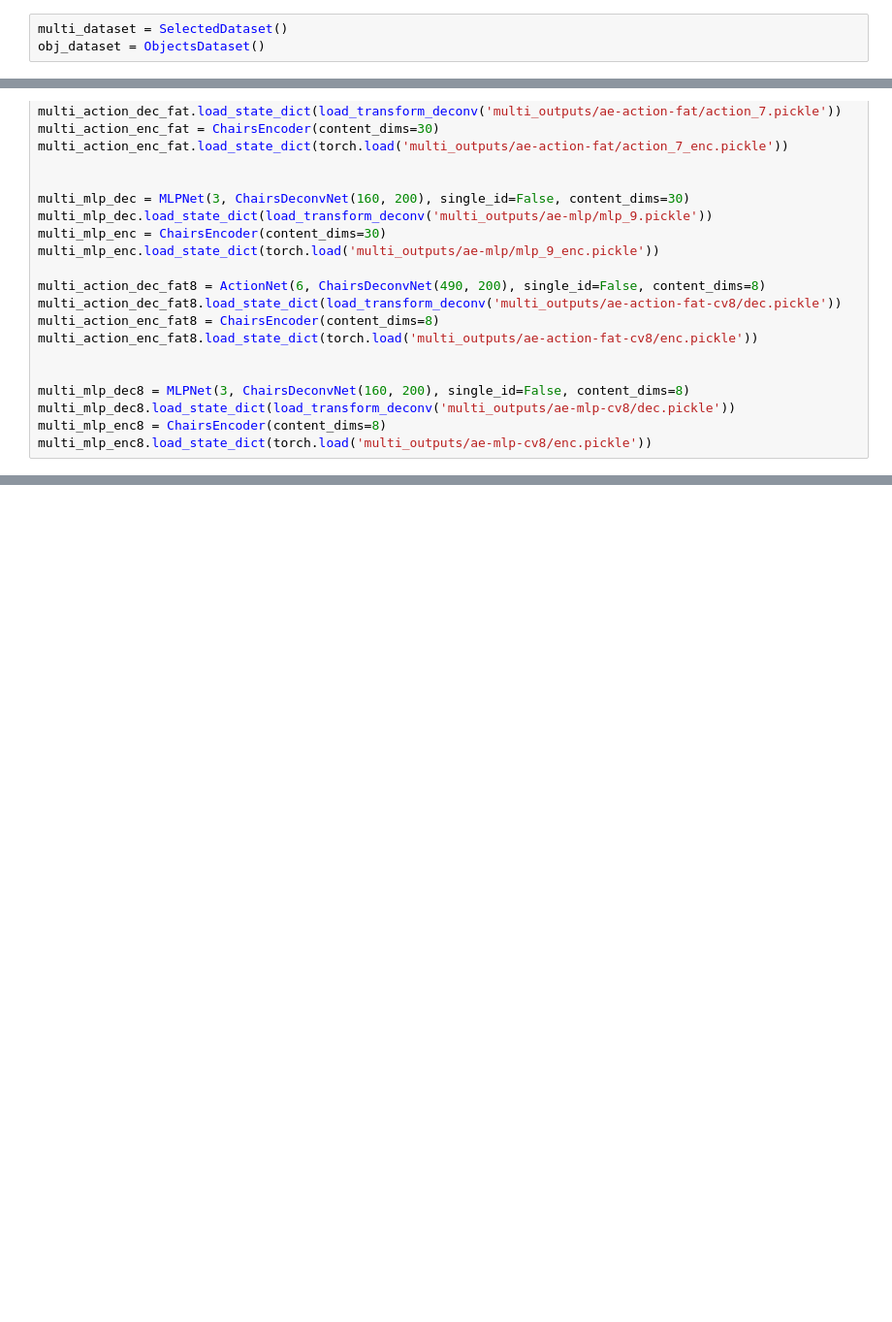
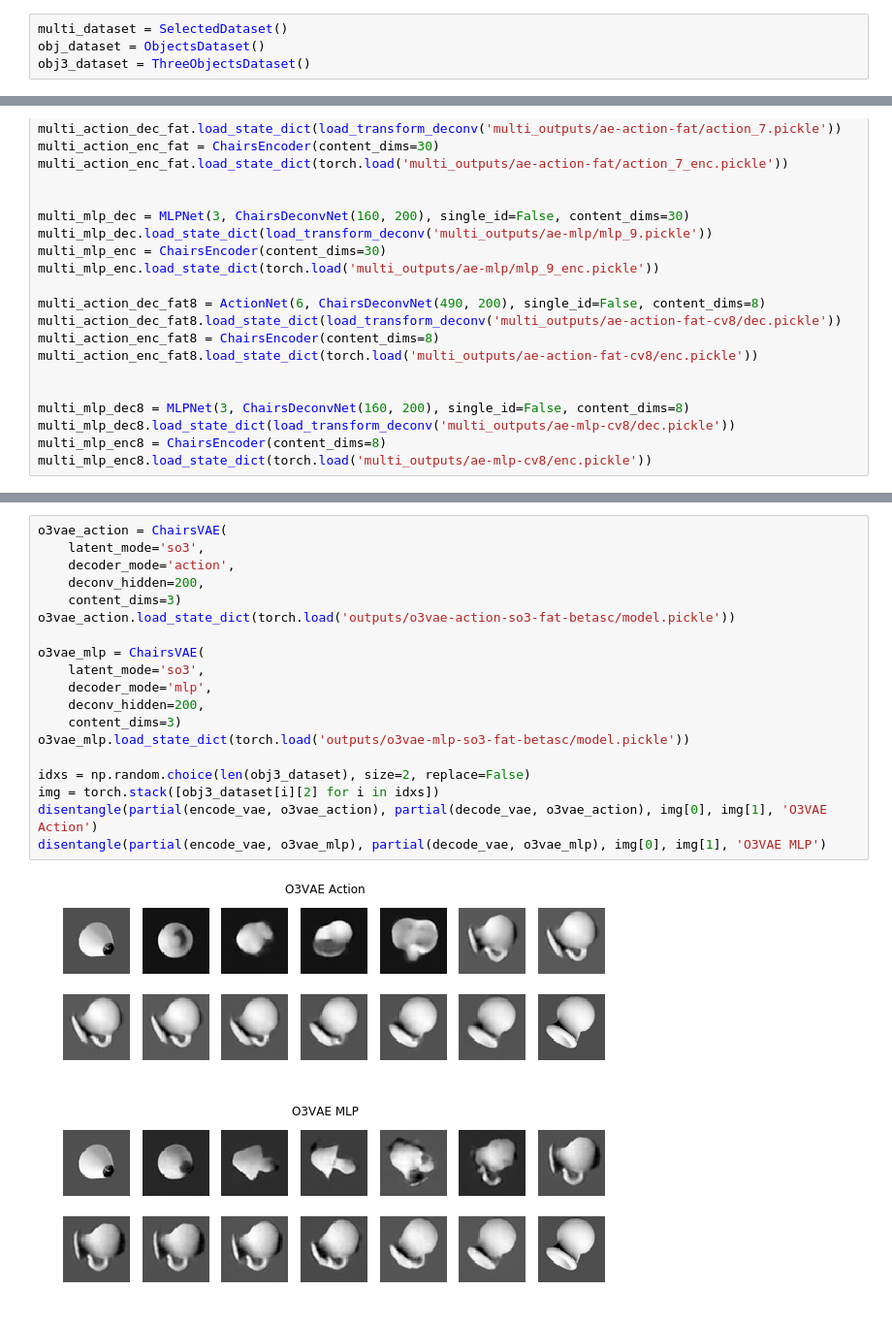
Before and after one commit to pimdh/lie-vae, a Jupyter notebook: supervised_interpolation.ipynb, the cells around one changed output, grey strips where cells are left out. Shown at 97% size. Saved outputs shown, nothing was run; the diff lists cells and outputs as text; blank space fills up the shorter version.

```diff
--- a/supervised_interpolation.ipynb
+++ b/supervised_interpolation.ipynb
@@ -117,6 +117,7 @@ plot_reconstructions([images, reconstructions, reconstructions_fat],
 # %%
 multi_dataset = SelectedDataset()
 obj_dataset = ObjectsDataset()
+obj3_dataset = ThreeObjectsDataset()
 # %%
 # multi_action_dec = ActionNet(3, single_id=False)
 # multi_action_dec.load_state_dict(torch.load('multi_outputs/ae-action/action_4.pickle'))
@@ -240,0 +277,22 @@ plot_output(imgs)
+# %%
+o3vae_action = ChairsVAE(
+    latent_mode='so3',
+    decoder_mode='action',
+    deconv_hidden=200,
+    content_dims=3)
+o3vae_action.load_state_dict(torch.load('outputs/o3vae-action-so3-fat-betasc/model.pickle'))
+
+o3vae_mlp = ChairsVAE(
+    latent_mode='so3',
+    decoder_mode='mlp',
+    deconv_hidden=200,
+    content_dims=3)
+o3vae_mlp.load_state_dict(torch.load('outputs/o3vae-mlp-so3-fat-betasc/model.pickle'))
+
+idxs = np.random.choice(len(obj3_dataset), size=2, replace=False)
+img = torch.stack([obj3_dataset[i][2] for i in idxs])
+disentangle(partial(encode_vae, o3vae_action), partial(decode_vae, o3vae_action), img[0], img[1], 'O3VAE Action')
+disentangle(partial(encode_vae, o3vae_mlp), partial(decode_vae, o3vae_mlp), img[0], img[1], 'O3VAE MLP')
+# %% [output]
+[figure, added]
+[figure, added]
```
Also changed, not shown: parts of 9 cells of this notebook, 11 other files.
